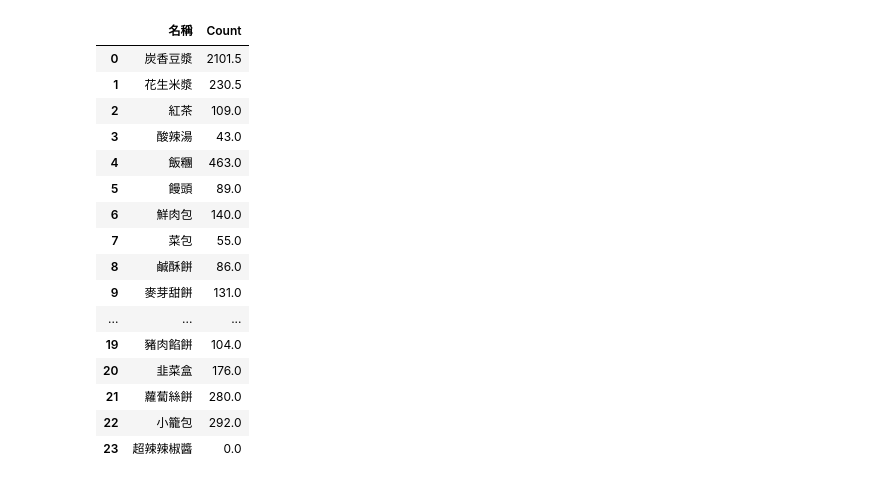
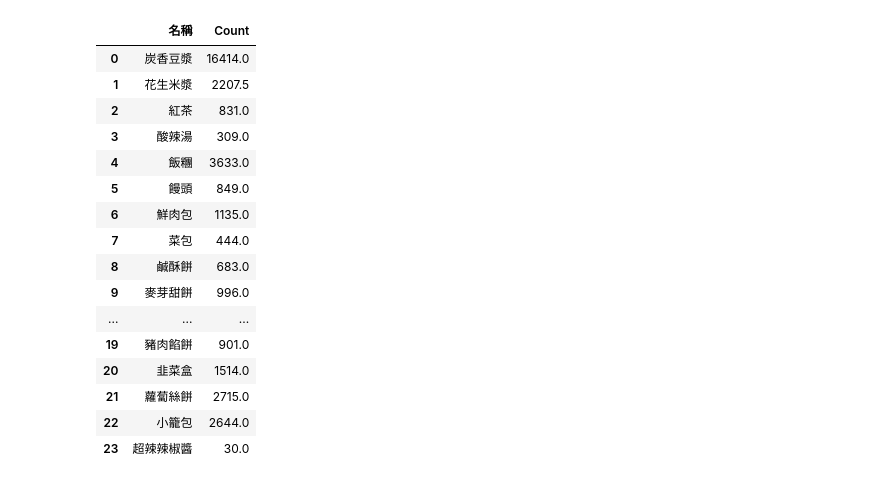
Before and after one commit to tiannelee/iChef, a Jupyter notebook: ichef_day.ipynb, the cells around one changed output. Cells and saved outputs as stored; diff of their text form; code cells hidden in the pictures.

```diff
--- a/ichef_day.ipynb
+++ b/ichef_day.ipynb
@@ -5,7 +5,7 @@ import os
 # create empty dataframe to store the combined data
 combined_data = pd.DataFrame()
 # speficy the directory the excel files are located
-folder_path =  os.path.abspath("/Users/tiannelee/Desktop/iChef/Data")
+folder_path =  os.path.abspath("data")
 file_paths = [os.path.join(folder_path, file_name) for file_name in os.listdir(folder_path)]
 excel_files = [file for file in file_paths if file.endswith('.xlsx')]
 sorted_files = sorted(excel_files, key=lambda x: os.path.getmtime(x))
@@ -145,52 +165,52 @@ coldcake = pd.DataFrame({'名稱': ['千層糕'], 'Count': [result_wide.loc[resu
 
 # 蘿蔔糕 count
 turnipcake_count = result_wide.loc[result_wide['編號'].isin(range(39, 41)), '總計'].sum()
-turnip = pd.DataFrame({'名稱': ['蘿蔔糕'], 'Count': [ovenroll_count]})
+turnip = pd.DataFrame({'名稱': ['蘿蔔糕'], 'Count': [turnipcake_count]})
 
 # 牛肉餡餅
 beefcake = pd.DataFrame({'名稱': ['牛肉餡餅'], 'Count': [result_wide.loc[result_wide['編號'] == 41, '總計'].values[0]]})
 
 # 豬肉餡餅
 porkcake = pd.DataFrame({'名稱': ['豬肉餡餅'], 'Count': [result_wide.loc[result_wide['編號'] == 42, '總計'].values[0]]})
 
 # 韭菜盒
 chive = pd.DataFrame({'名稱': ['韭菜盒'], 'Count': [result_wide.loc[result_wide['編號'] == 43, '總計'].values[0]]})
 
 # 蘿蔔絲餅
 radish_count = result_wide.loc[result_wide['編號'].isin(range(44, 46)), '總計'].sum()
 radish = pd.DataFrame({'名稱': ['蘿蔔絲餅'], 'Count': [radish_count]})
 
 # 小籠包
 xiaolongbao_count = result_wide.loc[result_wide['編號'].isin(range(46, 48)), '總計'].sum()
 xiaolongbao = pd.DataFrame({'名稱': ['小籠包'], 'Count': [xiaolongbao_count]})
 
 # 超辣辣椒醬
 chili = pd.DataFrame({'名稱': ['超辣辣椒醬'], 'Count': [2 * (result_wide.loc[result_wide['編號'] == 50, '總計'].values[0])]})
 
 # Concatenate the original DataFrame with the new row
 result_daily = pd.concat([result_daily, soy, ricemilk, tea, soup, riceball, bun, meatbun, vegbun, meatcake, maltcake,
                           ovenroll, breadstick, egg, beef, pickle, malay, coldcake, turnip, beefcake, porkcake, chive,
                           radish, xiaolongbao, chili], ignore_index=True)
 
 result_daily
 # %% [output]
 |  | 名稱 | Count |
-| 0 | 炭香豆漿 | 2101.5 |
-| 1 | 花生米漿 | 230.5 |
-| 2 | 紅茶 | 109.0 |
-| 3 | 酸辣湯 | 43.0 |
-| 4 | 飯糰 | 463.0 |
-| 5 | 饅頭 | 89.0 |
-| 6 | 鮮肉包 | 140.0 |
-| 7 | 菜包 | 55.0 |
-| 8 | 鹹酥餅 | 86.0 |
-| 9 | 麥芽甜餅 | 131.0 |
+| 0 | 炭香豆漿 | 16414.0 |
+| 1 | 花生米漿 | 2207.5 |
+| 2 | 紅茶 | 831.0 |
+| 3 | 酸辣湯 | 309.0 |
+| 4 | 飯糰 | 3633.0 |
+| 5 | 饅頭 | 849.0 |
+| 6 | 鮮肉包 | 1135.0 |
+| 7 | 菜包 | 444.0 |
+| 8 | 鹹酥餅 | 683.0 |
+| 9 | 麥芽甜餅 | 996.0 |
 | ... | ... | ... |
-| 19 | 豬肉餡餅 | 104.0 |
-| 20 | 韭菜盒 | 176.0 |
-| 21 | 蘿蔔絲餅 | 280.0 |
-| 22 | 小籠包 | 292.0 |
-| 23 | 超辣辣椒醬 | 0.0 |
+| 19 | 豬肉餡餅 | 901.0 |
+| 20 | 韭菜盒 | 1514.0 |
+| 21 | 蘿蔔絲餅 | 2715.0 |
+| 22 | 小籠包 | 2644.0 |
+| 23 | 超辣辣椒醬 | 30.0 |
 # %%
 # Export the hourly DataFrame to Excel
 file_name = '銷售時段表.xlsx'
```
Also changed, not shown: parts of 1 cell of this notebook.
